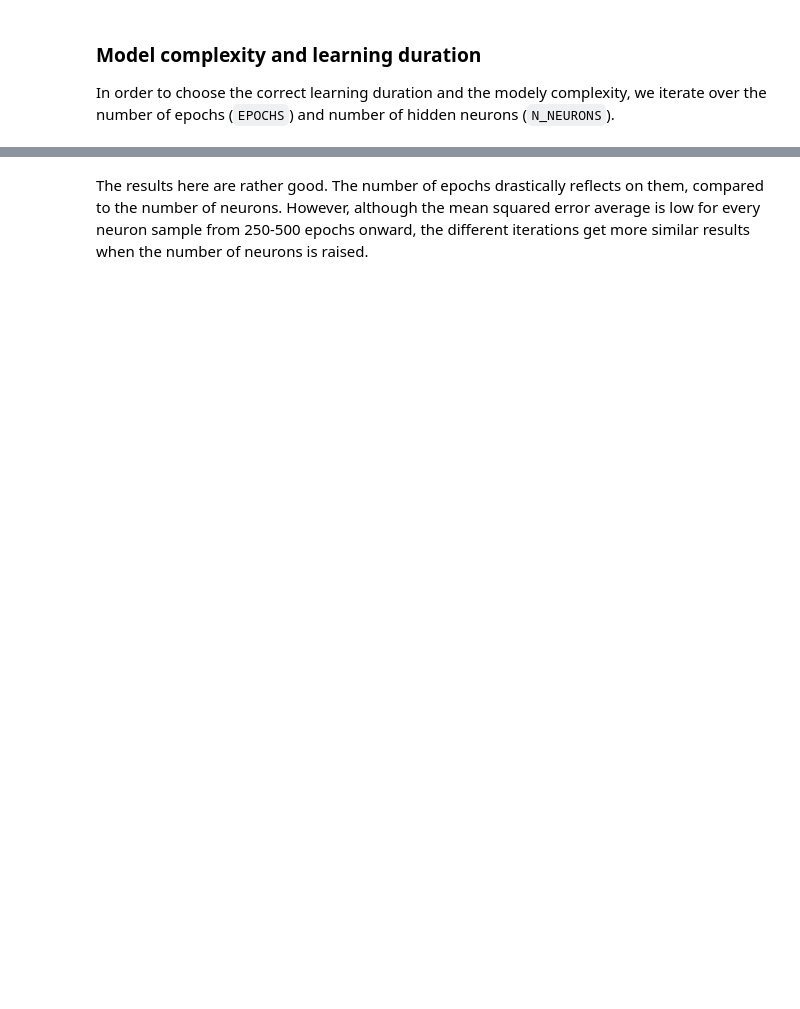
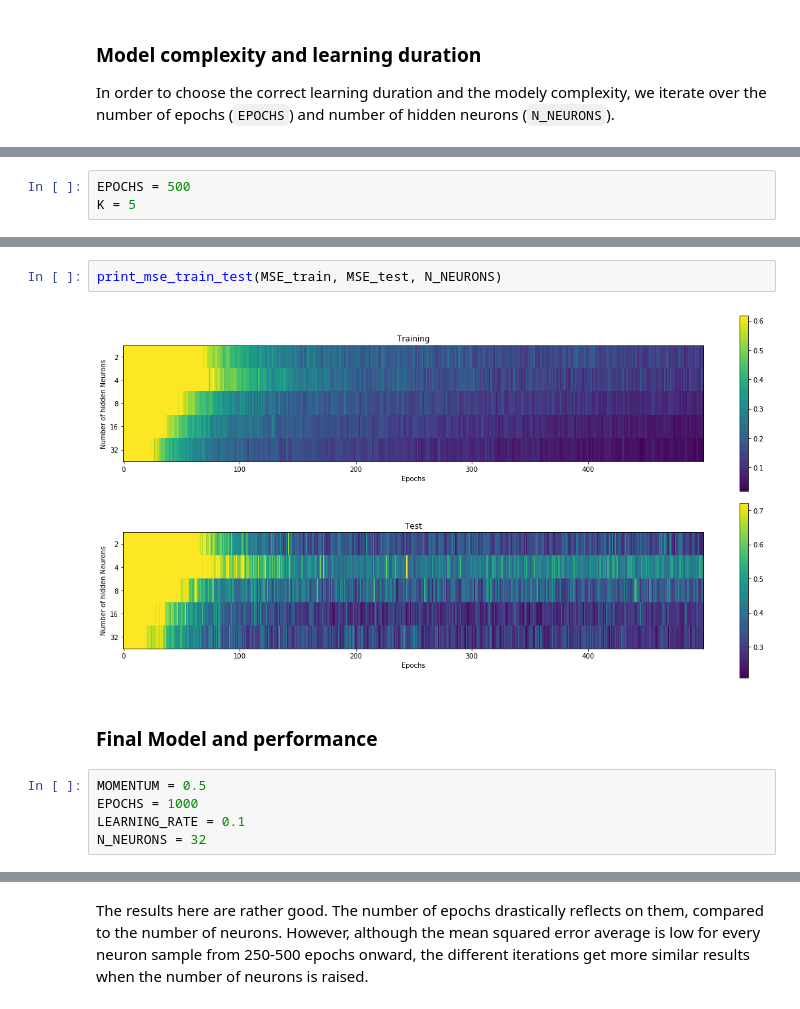
Before and after one commit to LifangHe/speaker-recognition, a Jupyter notebook: speaker_recognition-step_2.ipynb, the cells around one changed output, grey strips where cells are left out. Saved outputs shown, nothing was run; the diff lists cells and outputs as text; blank space fills up the shorter version.

```diff
--- a/speaker_recognition-step_2.ipynb
+++ b/speaker_recognition-step_2.ipynb
@@ -46,0 +207,3 @@ In order to choose the correct learning duration and the modely complexity, we i
+# %%
+EPOCHS = 500
+K = 5
@@ -46,0 +234,11 @@ In order to choose the correct learning duration and the modely complexity, we i
+# %%
+print_mse_train_test(MSE_train, MSE_test, N_NEURONS)
+# %% [output]
+[figure, added]
+# %% [markdown]
+### Final Model and performance
+# %%
+MOMENTUM = 0.5
+EPOCHS = 1000
+LEARNING_RATE = 0.1
+N_NEURONS = 32
```
Also changed, not shown: parts of 23 cells of this notebook, 11 other files.
